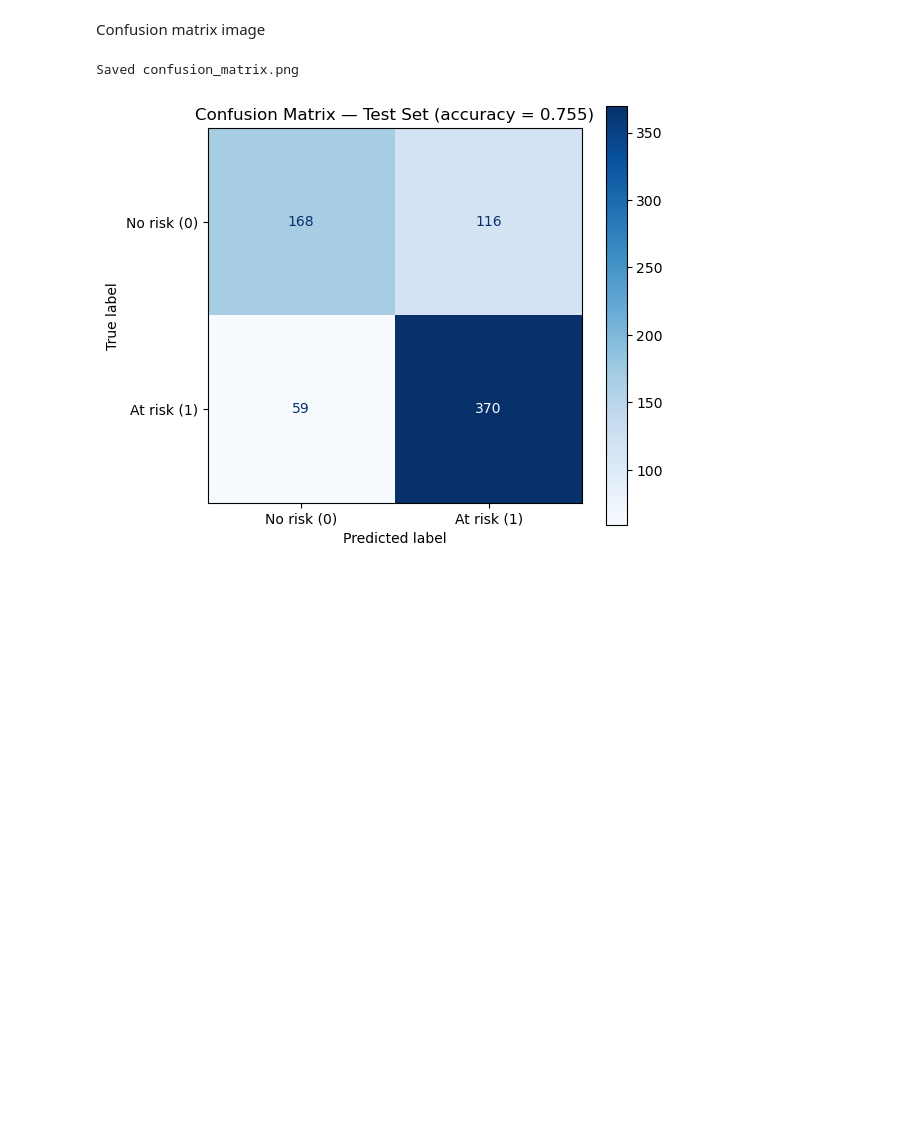
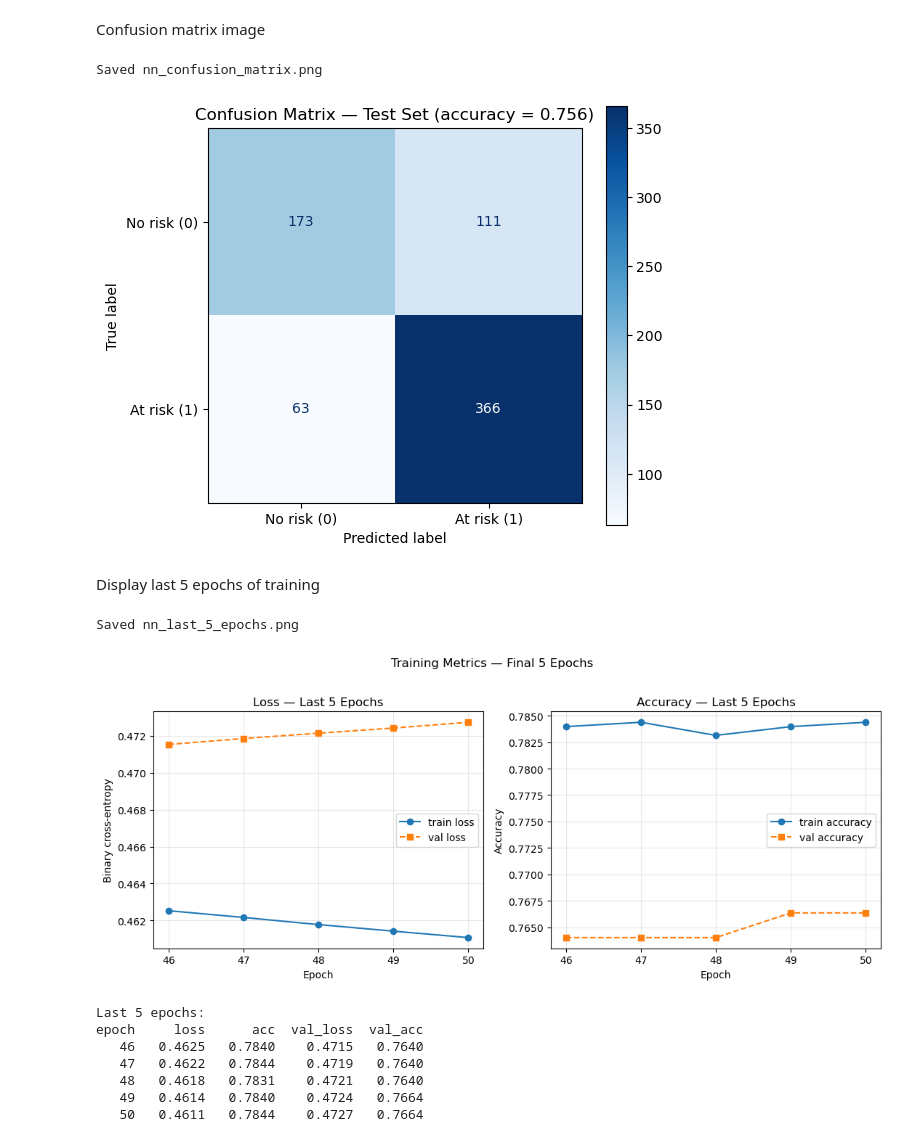
Before and after one commit to zuchm/Machine-Learning, a Jupyter notebook: src/4.6_neural_networks.ipynb, the cells around one changed output. Drawn from its saved outputs; the diff is of its cells as text; code cells hidden in the pictures; blank space fills up the shorter version.

Commit message:
Seeds added for reproducability.

```diff
--- a/src/4.6_neural_networks.ipynb
+++ b/src/4.6_neural_networks.ipynb
@@ -218,15 +225,72 @@ Test accuracy: 0.7546   Test loss: 0.5033
 # %% [markdown]
 Confusion matrix image
 # %%
+keras.utils.set_random_seed(seed)
+
 cm = confusion_matrix(y_test, y_pred)
 disp = ConfusionMatrixDisplay(cm, display_labels=["No risk (0)", "At risk (1)"])
 fig, ax = plt.subplots(figsize=(6, 5))
 disp.plot(ax=ax, cmap="Blues", colorbar=True)
 ax.set_title(f"Confusion Matrix — Test Set (accuracy = {test_acc:.3f})")
 fig.tight_layout()
-fig.savefig(f"{output_dir}confusion_matrix.png", dpi=150)
-print("Saved confusion_matrix.png")
+fig.savefig(f"{output_dir}nn_confusion_matrix.png", dpi=150)
+print("Saved nn_confusion_matrix.png")
 plt.show(fig)
 # %% [output]
-Saved confusion_matrix.png
+Saved nn_confusion_matrix.png
-[figure, old version]
+[figure, new version]
+# %% [markdown]
+Display last 5 epochs of training
+# %%
+epochs = 50
+last5 = range(epochs - 5, epochs)               # last 5 epoch indices
+epoch_labels = [e + 1 for e in last5]           # human-friendly labels for x-axis (end with 50 rather than 49)
+
+
+fig, (ax1, ax2) = plt.subplots(1, 2, figsize=(11, 4.5))
+
+
+ax1.plot(epoch_labels, [history.history["loss"][e] for e in last5],
+         "o-", label="train loss")
+ax1.plot(epoch_labels, [history.history["val_loss"][e] for e in last5],
+         "s--", label="val loss")
+ax1.set_xlabel("Epoch"); ax1.set_ylabel("Binary cross-entropy")
+ax1.set_title("Loss — Last 5 Epochs"); ax1.set_xticks(epoch_labels)
+ax1.legend(); ax1.grid(alpha=0.3)
+
+
+ax2.plot(epoch_labels, [history.history["accuracy"][e] for e in last5],
+         "o-", label="train accuracy")
+ax2.plot(epoch_labels, [history.history["val_accuracy"][e] for e in last5],
+         "s--", label="val accuracy")
+ax2.set_xlabel("Epoch"); ax2.set_ylabel("Accuracy")
+ax2.set_title("Accuracy — Last 5 Epochs"); ax2.set_xticks(epoch_labels)
+ax2.legend(); ax2.grid(alpha=0.3)
+
+
+fig.suptitle("Training Metrics — Final 5 Epochs", y=1.02)
+fig.tight_layout()
+fig.savefig(f"{output_dir}nn_last_5_epochs.png", dpi=150, bbox_inches="tight")
+print("Saved nn_last_5_epochs.png")
+
+plt.show(fig)
+
+
+# Also print the last 5 epochs as a table for the console/report
+print("\nLast 5 epochs:")
+print(f"{'epoch':>5} {'loss':>8} {'acc':>8} {'val_loss':>9} {'val_acc':>8}")
+for e in last5:
+    print(f"{e + 1:>5} {history.history['loss'][e]:>8.4f} "
+          f"{history.history['accuracy'][e]:>8.4f} "
+          f"{history.history['val_loss'][e]:>9.4f} "
+          f"{history.history['val_accuracy'][e]:>8.4f}")
+# %% [output]
+Saved nn_last_5_epochs.png
+[figure, added]
+Last 5 epochs:
+epoch     loss      acc  val_loss  val_acc
+   46   0.4625   0.7840    0.4715   0.7640
+   47   0.4622   0.7844    0.4719   0.7640
+   48   0.4618   0.7831    0.4721   0.7640
+   49   0.4614   0.7840    0.4724   0.7664
+   50   0.4611   0.7844    0.4727   0.7664
```
Also changed, not shown: parts of 4 cells of this notebook, 1 other file.
